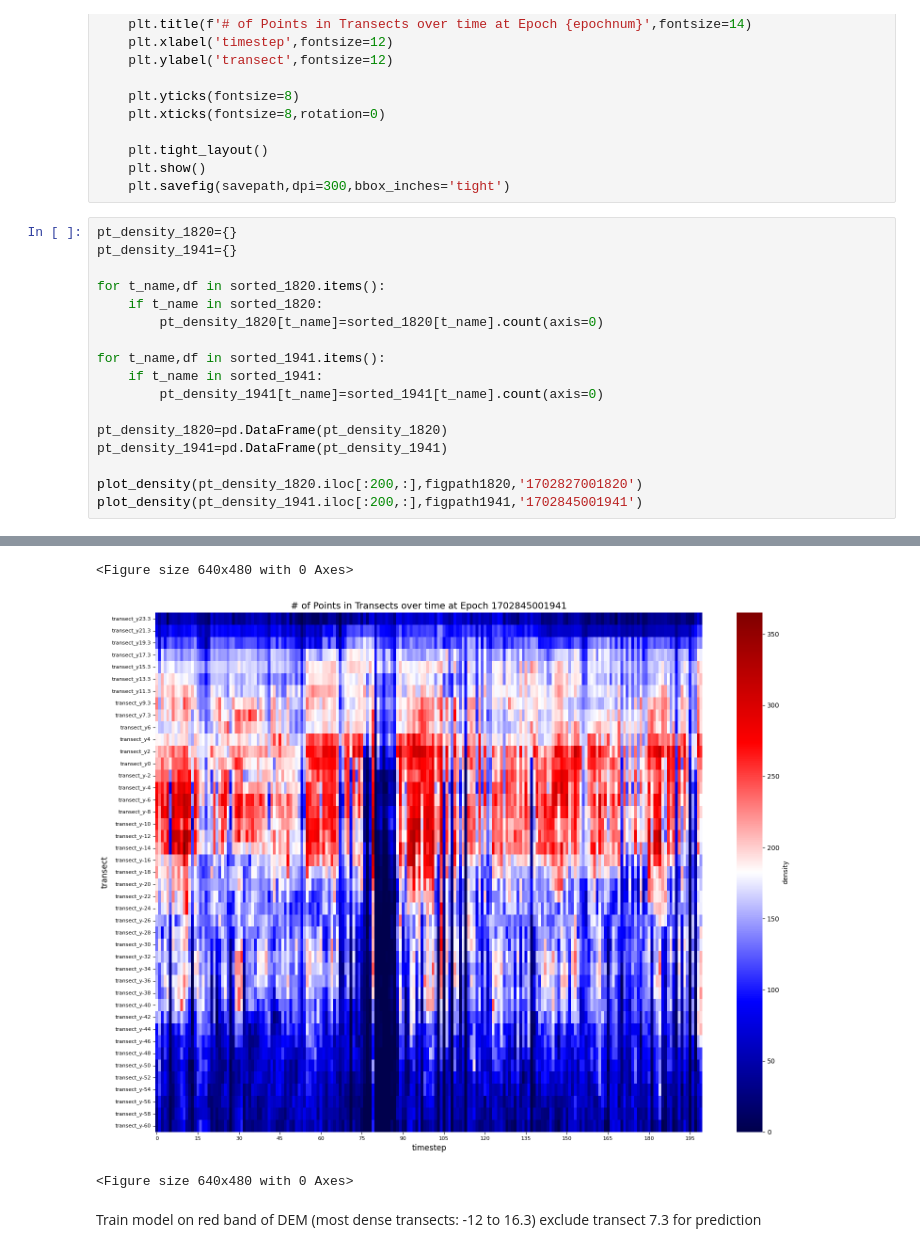
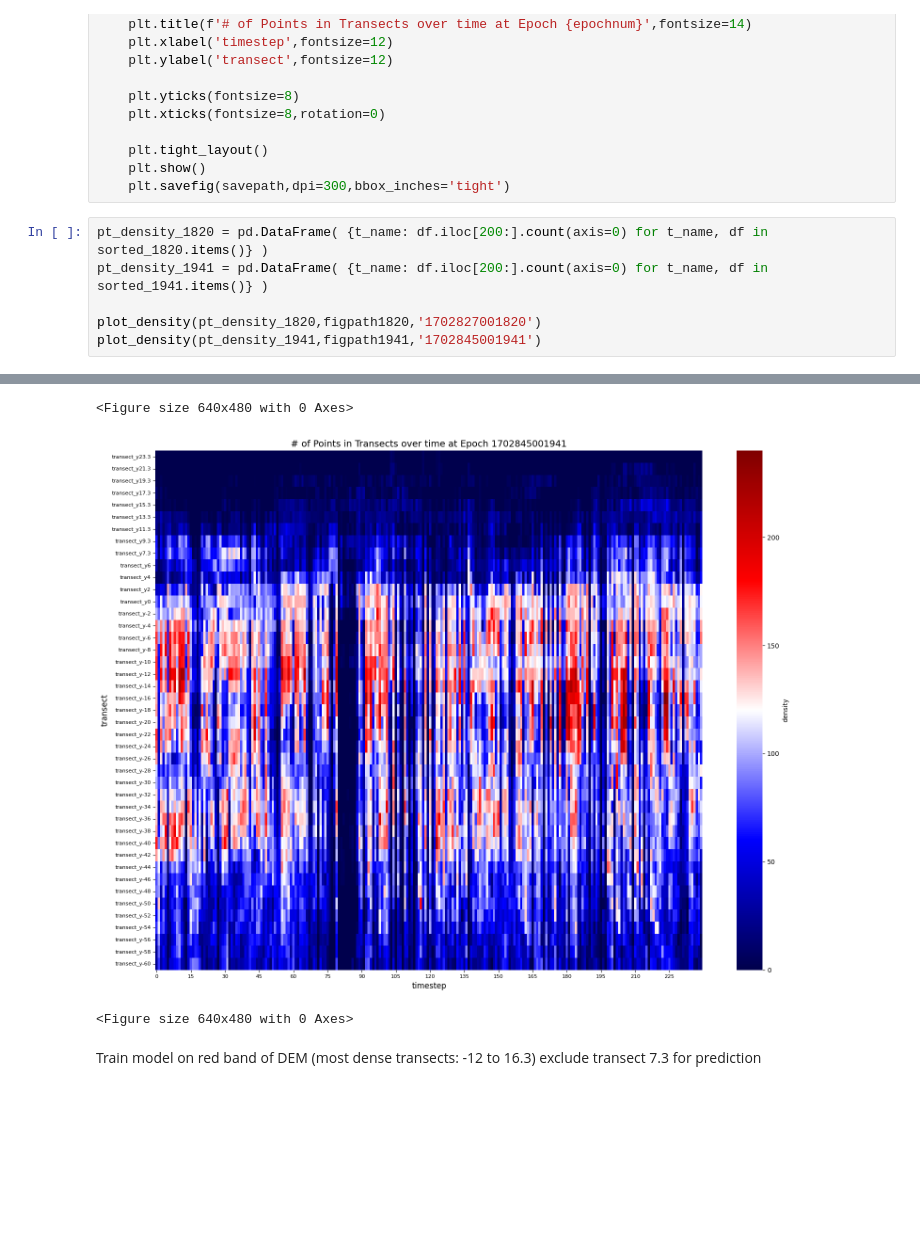
Before and after one commit to NCSU-CHAZ/MasonBEAST, a Jupyter notebook: testingtime1.ipynb, the cells around one changed output, grey strips where cells are left out. Saved outputs shown, nothing was run; the diff lists cells and outputs as text; blank space fills up the shorter version.

Commit message:
actually density just on ocean points

```diff
--- a/testingtime1.ipynb
+++ b/testingtime1.ipynb
@@ -746,20 +746,9 @@ def plot_density(pt_density,savepath,epochnum):
     plt.show()
     plt.savefig(savepath,dpi=300,bbox_inches='tight')
 # %%
-pt_density_1820={}
-pt_density_1941={}
+pt_density_1820 = pd.DataFrame( {t_name: df.iloc[200:].count(axis=0) for t_name, df in sorted_1820.items()} )
+pt_density_1941 = pd.DataFrame( {t_name: df.iloc[200:].count(axis=0) for t_name, df in sorted_1941.items()} )
 
-for t_name,df in sorted_1820.items():
-    if t_name in sorted_1820:
-        pt_density_1820[t_name]=sorted_1820[t_name].count(axis=0)
-
-for t_name,df in sorted_1941.items():
-    if t_name in sorted_1941:
-        pt_density_1941[t_name]=sorted_1941[t_name].count(axis=0)
-
-pt_density_1820=pd.DataFrame(pt_density_1820)
-pt_density_1941=pd.DataFrame(pt_density_1941)
-
-plot_density(pt_density_1820.iloc[:200,:],figpath1820,'1702827001820')
-plot_density(pt_density_1941.iloc[:200,:],figpath1941,'1702845001941')
+plot_density(pt_density_1820,figpath1820,'1702827001820')
+plot_density(pt_density_1941,figpath1941,'1702845001941')
 # %% [output]
@@ -767,5 +756,5 @@ plot_density(pt_density_1941.iloc[:200,:],figpath1941,'1702845001941')
 <Figure size 640x480 with 0 Axes>
-[figure, old version]
+[figure, new version]
 <Figure size 640x480 with 0 Axes>
 # %% [markdown]
 Train model on red band of DEM (most dense transects: -12 to 16.3) exclude transect 7.3 for prediction
```
Also changed, not shown: parts of 1 cell of this notebook.
